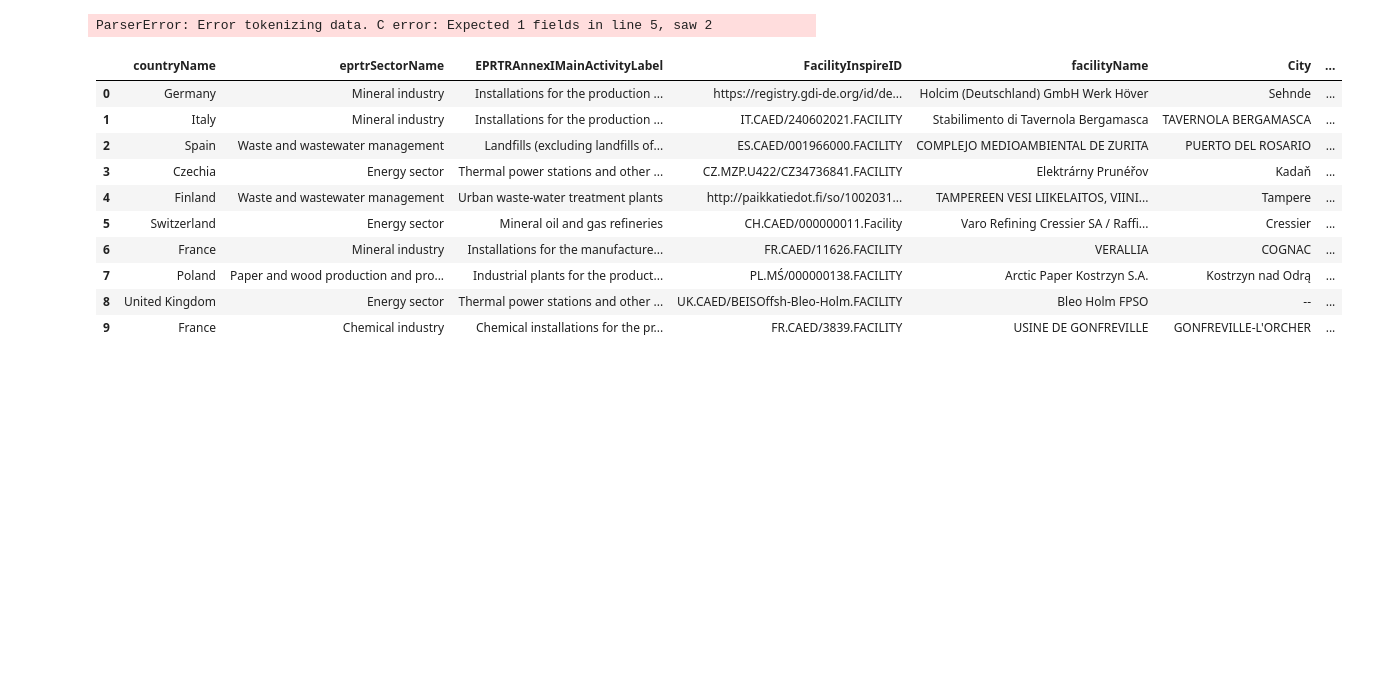
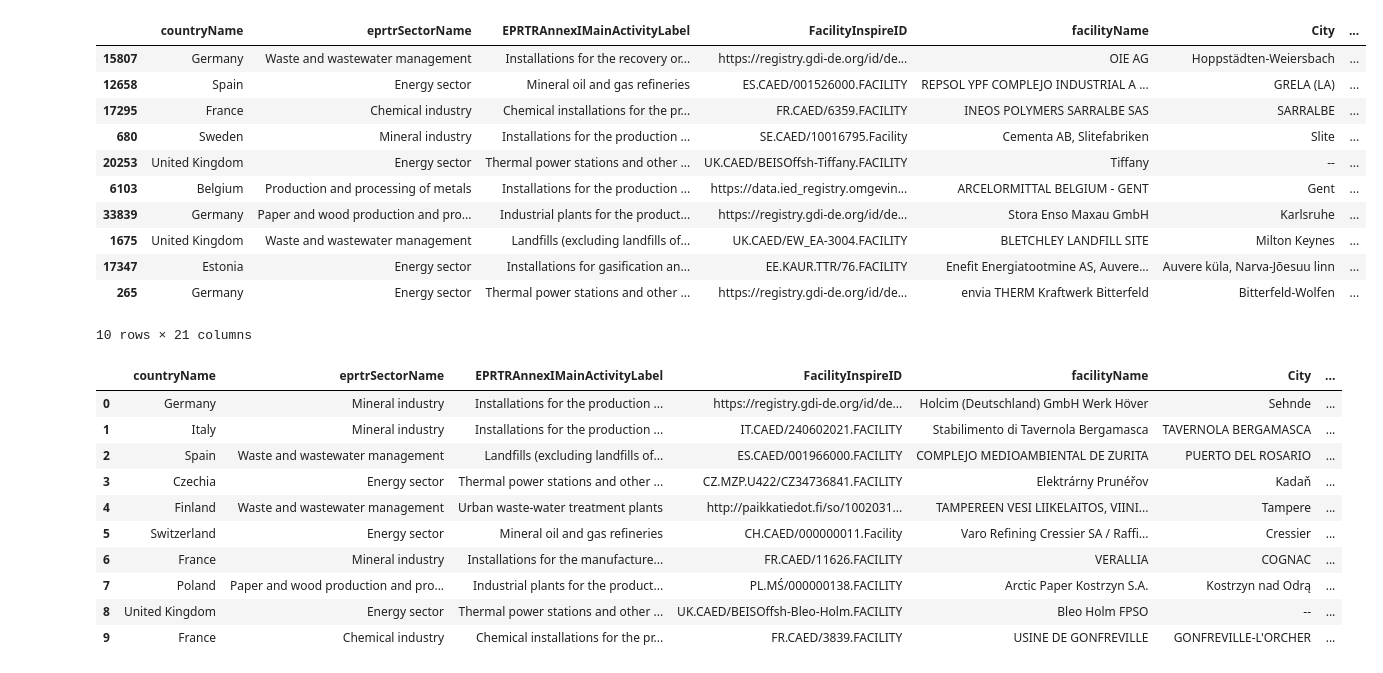
Before and after one commit to OnlyData-64/Schneider-Electric-Hackhaton, a Jupyter notebook: data_visualization.ipynb, the cells around one changed output. Cells and saved outputs as stored; diff of their text form; code cells hidden in the pictures; blank space fills up the shorter version.

Commit message:
data vis

```diff
--- a/data_visualization.ipynb
+++ b/data_visualization.ipynb
@@ -4,8 +4,20 @@ import matplotlib.pyplot as plt
 # %%
 data = [pd.read_csv('train1.csv'), pd.read_csv('train2.csv',sep=";")]
 result = pd.concat(data,ignore_index=True)
+result.sample(10)
 # %% [output]
+|  | countryName | eprtrSectorName | EPRTRAnnexIMainActivityLabel | FacilityInspireID | facilityName | City | ... |
+| 15807 | Germany | Waste and wastewater management | Installations for the recovery or... | https://registry.gdi-de.org/id/de... | OIE AG | Hoppstädten-Weiersbach | ... |
+| 12658 | Spain | Energy sector | Mineral oil and gas refineries | ES.CAED/001526000.FACILITY | REPSOL YPF COMPLEJO INDUSTRIAL A ... | GRELA (LA) | ... |
+| 17295 | France | Chemical industry | Chemical installations for the pr... | FR.CAED/6359.FACILITY | INEOS POLYMERS SARRALBE SAS | SARRALBE | ... |
+| 680 | Sweden | Mineral industry | Installations for the production ... | SE.CAED/10016795.Facility | Cementa AB, Slitefabriken | Slite | ... |
+| 20253 | United Kingdom | Energy sector | Thermal power stations and other ... | UK.CAED/BEISOffsh-Tiffany.FACILITY | Tiffany | -- | ... |
+| 6103 | Belgium | Production and processing of metals | Installations for the production ... | https://data.ied_registry.omgevin... | ARCELORMITTAL BELGIUM - GENT | Gent | ... |
+| 33839 | Germany | Paper and wood production and pro... | Industrial plants for the product... | https://registry.gdi-de.org/id/de... | Stora Enso Maxau GmbH | Karlsruhe | ... |
+| 1675 | United Kingdom | Waste and wastewater management | Landfills (excluding landfills of... | UK.CAED/EW_EA-3004.FACILITY | BLETCHLEY LANDFILL SITE | Milton Keynes | ... |
+| 17347 | Estonia | Energy sector | Installations for gasification an... | EE.KAUR.TTR/76.FACILITY | Enefit Energiatootmine AS, Auvere... | Auvere küla, Narva-Jõesuu linn | ... |
+| 265 | Germany | Energy sector | Thermal power stations and other ... | https://registry.gdi-de.org/id/de... | envia THERM Kraftwerk Bitterfeld | Bitterfeld-Wolfen | ... |
-ParserError: Error tokenizing data. C error: Expected 1 fields in line 5, saw 2
+10 rows × 21 columns
 # %%
 test=pd.read_csv('train1.csv')
 test.head(10)
```
Also changed, not shown: parts of 1 cell of this notebook.
